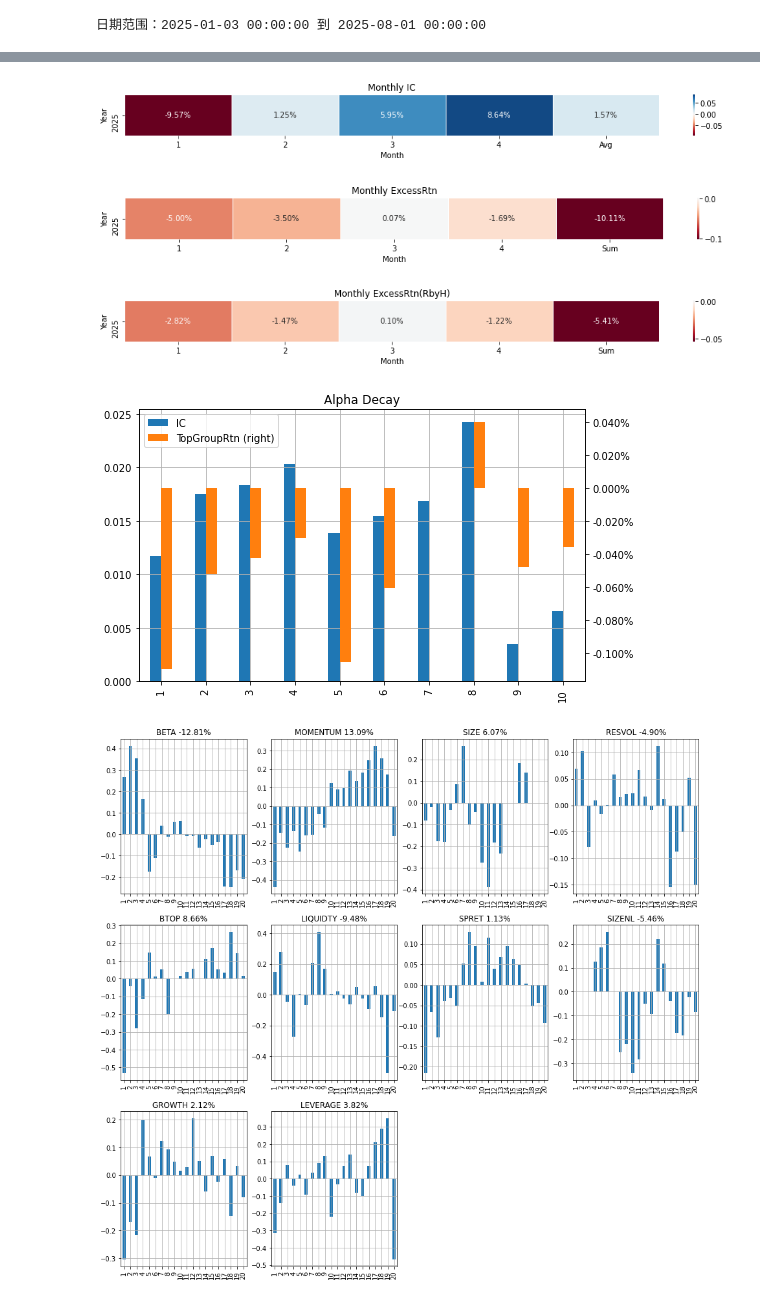
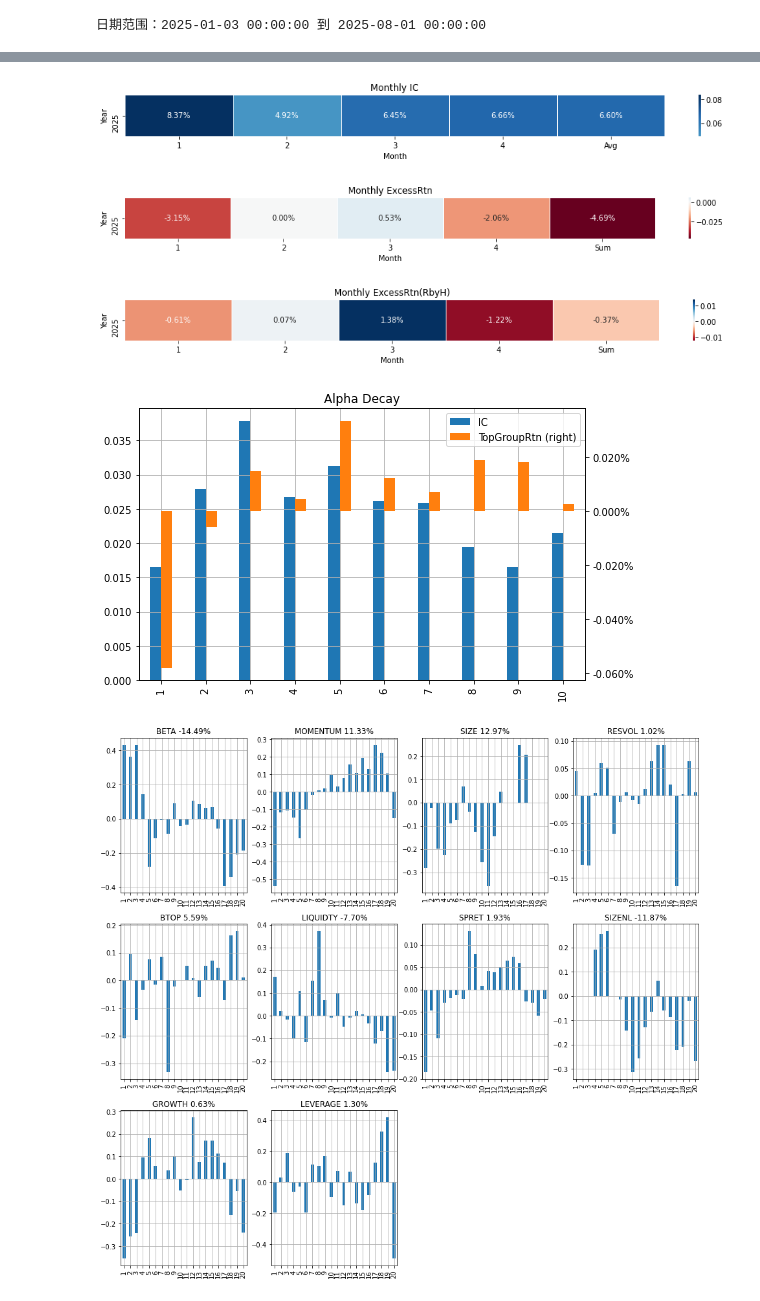
Before and after one commit to Russ4ever/chinese-wwm-roberta, a Jupyter notebook: notebooks/bt.ipynb, the cells around one changed output, grey strips where cells are left out. Saved outputs shown, nothing was run; the diff lists cells and outputs as text; code cells hidden in the pictures.

```diff
--- a/notebooks/bt.ipynb
+++ b/notebooks/bt.ipynb
@@ -36,7 +36,6 @@ def test_factor(factor: pd.DataFrame,
 df = pd.read_parquet("/home/intern_fjq_2026/Projects/chinese-wwm-roberta/artifacts/continuous_label_layer_probe/runs/static_fy0_csi300_2025h1_v1/dense_residual_test_exploration_v1/dense_factor_panel.parquet")
 result = df[
     (df["method"] == "decay_20d_hl10") &
-    (df["layer"] == 9) &
-    (df["source_split"] == "test") &
-    (df["minimum_observations"] == 20)
+    (df["layer"] == 11) &
+    (df["source_split"] == "test")
 ][["trading_date", "symbol", "factor_value"]]
@@ -107,7 +104,7 @@ res = test_factor(
             end_dt='2025.05.01',
             display=True,
             if_trade_tmr=True,
-            specific_return=False,
+            specific_return=True,
             return_type="Vwap",
         )
 res
@@ -119,6 +116,6 @@ res
-[figure, old version]
+[figure, new version]
-[figure, old version]
+[figure, new version]
-[figure, old version]
+[figure, new version]
-[figure, old version]
+[figure, new version]
-[figure, old version]
+[figure, new version]
 <mfrt.eval_factor.F_Result at 0x...>
```
Also changed, not shown: parts of 4 cells of this notebook, 3 other files.
